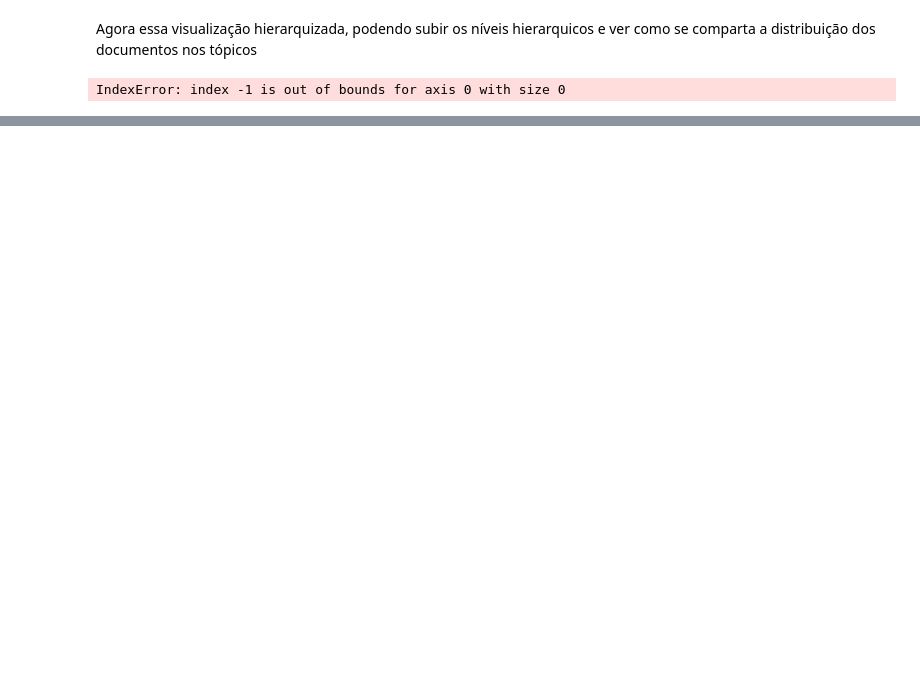
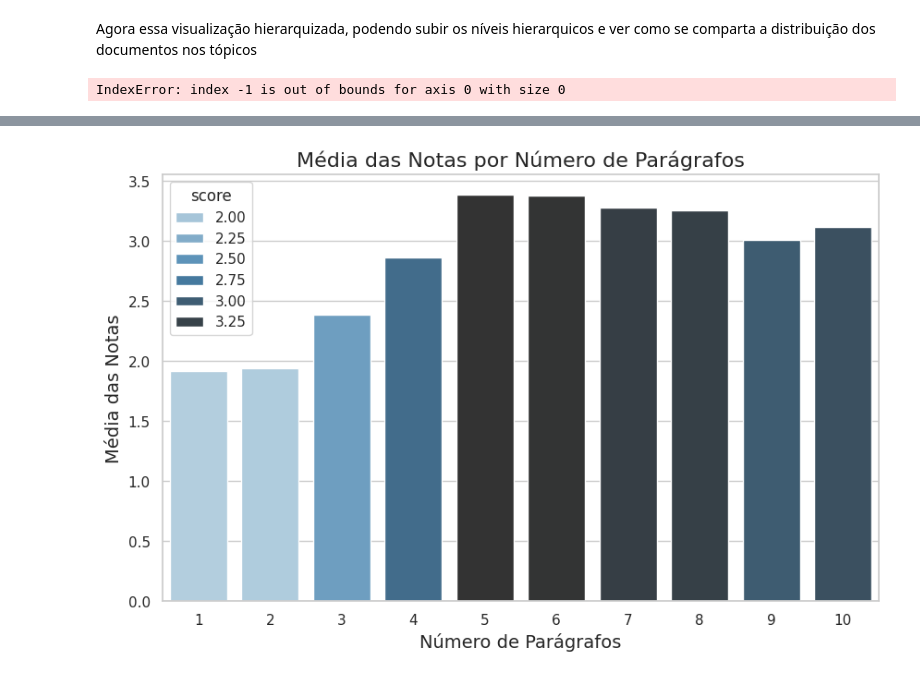
Before and after one commit to turing-usp/competicao_NLP, a Jupyter notebook: Exploracao_inicial.ipynb, the cells around one changed output, grey strips where cells are left out. Cells and saved outputs as stored; diff of their text form; code cells hidden in the pictures; blank space fills up the shorter version.

```diff
--- a/Exploracao_inicial.ipynb
+++ b/Exploracao_inicial.ipynb
@@ -47,8 +54,8 @@ df
 | 1 | 000fe60 | 3 |
 | 2 | 001ab80 | 4 |
 # %%
-df_treino = pd.read_csv('/content/drive/MyDrive/CompNLP/train.csv')
-df_treino
+train = pd.read_csv('/content/drive/MyDrive/CompNLP/train.csv')
+train
 # %% [output]
 |  | essay_id | full_text | score |
 | 0 | 000d118 | Many people have car where they l... | 3 |
@@ -315,0 +232,2 @@ IndexError: index -1 is out of bounds for axis 0 with size 0
+# %%
+train['paragraph'] = train['full_text'].str.split('\n\n') #Vou fazer uma coluna com a divisão em parágrafos
@@ -315,0 +273,2 @@ IndexError: index -1 is out of bounds for axis 0 with size 0
+# %%
+train['n_paragraph'] = 0
@@ -315,0 +279,2 @@ IndexError: index -1 is out of bounds for axis 0 with size 0
+# %%
+train['n_paragraph'] = train['paragraph'].str.len()
@@ -315,0 +305,12 @@ IndexError: index -1 is out of bounds for axis 0 with size 0
+# %%
+dataset_filtrado = train[train['n_paragraph'] <= 10]
+media_notas_por_paragrafo = dataset_filtrado.groupby('n_paragraph')['score'].mean().reset_index()
+plt.figure(figsize=(10, 6))
+sns.set(style="whitegrid")
+sns.barplot(x='n_paragraph', y='score', data=media_notas_por_paragrafo, hue = 'score', palette="Blues_d")
+plt.xlabel('Número de Parágrafos', fontsize=14)
+plt.ylabel('Média das Notas', fontsize=14)
+plt.title('Média das Notas por Número de Parágrafos', fontsize=16)
+plt.show()
+# %% [output]
+[figure, added]
```
Also changed, not shown: parts of 87 cells of this notebook.
